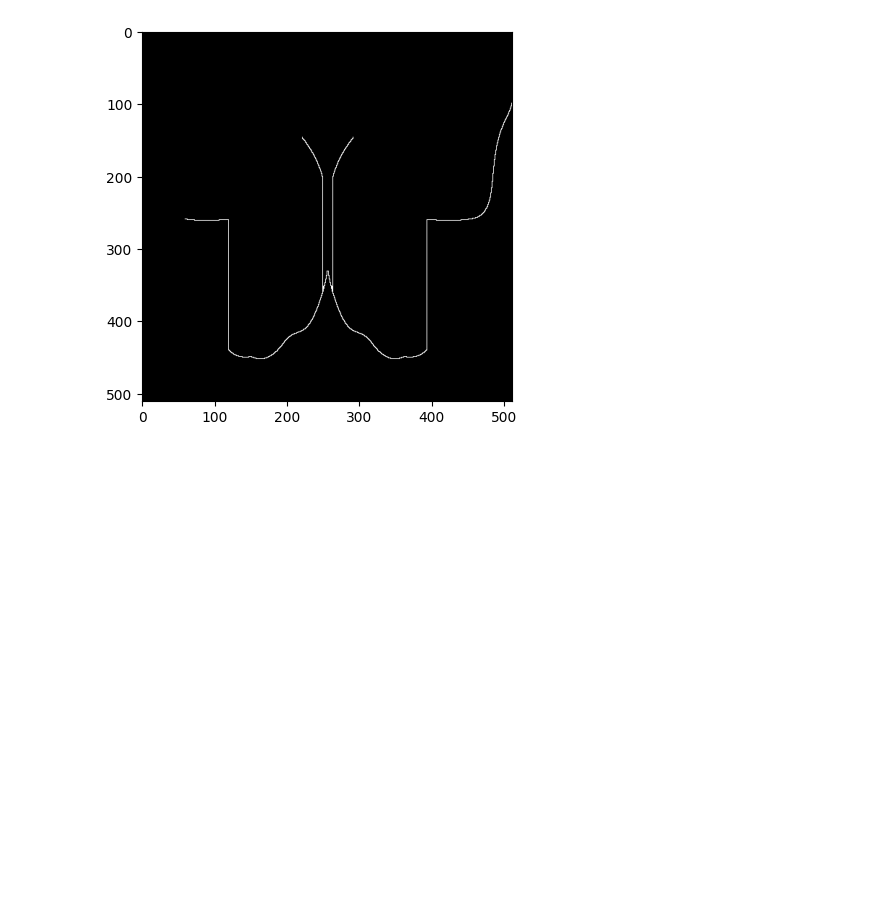
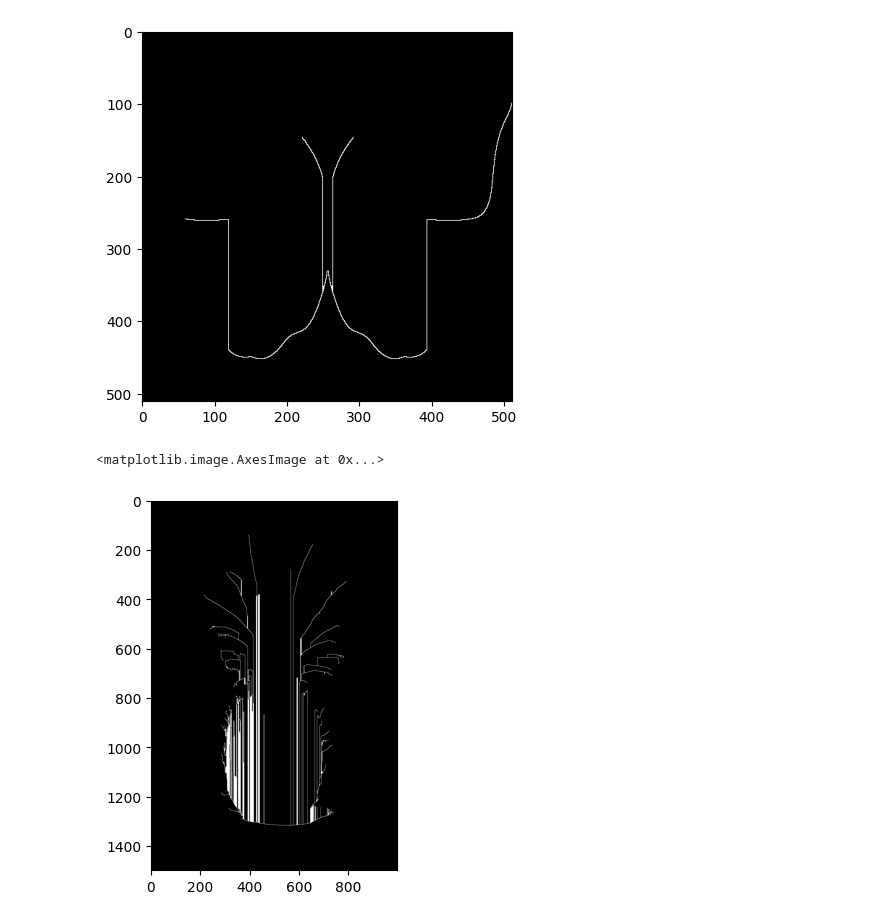
Before and after one commit to aarush-umap/3Dvision, a Jupyter notebook: binary_images.ipynb, the cells around one changed output. Cells and saved outputs as stored; diff of their text form; code cells hidden in the pictures; blank space fills up the shorter version.

Commit message:
more skeleton examples

```diff
--- a/binary_images.ipynb
+++ b/binary_images.ipynb
@@ -155,3 +150,9 @@ plt.imshow(temp, cmap='gray')
 # %% [output]
 <matplotlib.image.AxesImage at 0x...>
 [figure]
+# %%
+temp = bseg.skeletonization(binary_pineapple)
+plt.imshow(temp, cmap='gray')
+# %% [output]
+<matplotlib.image.AxesImage at 0x...>
+[figure, added]
```
Also changed, not shown: parts of 9 cells of this notebook.
